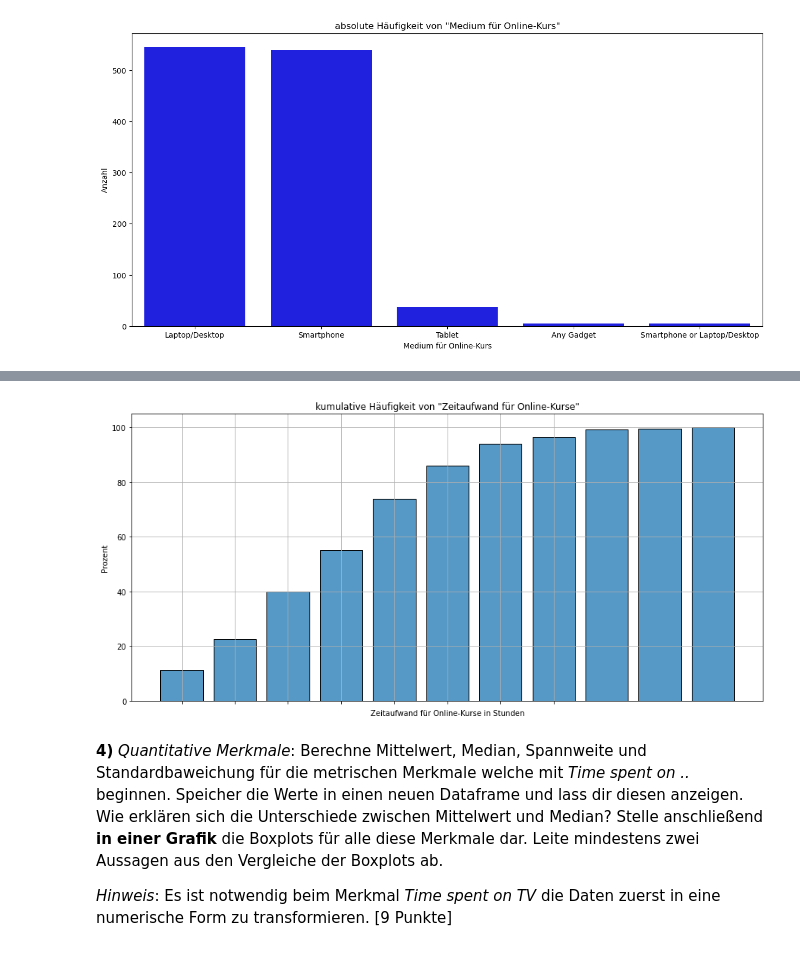
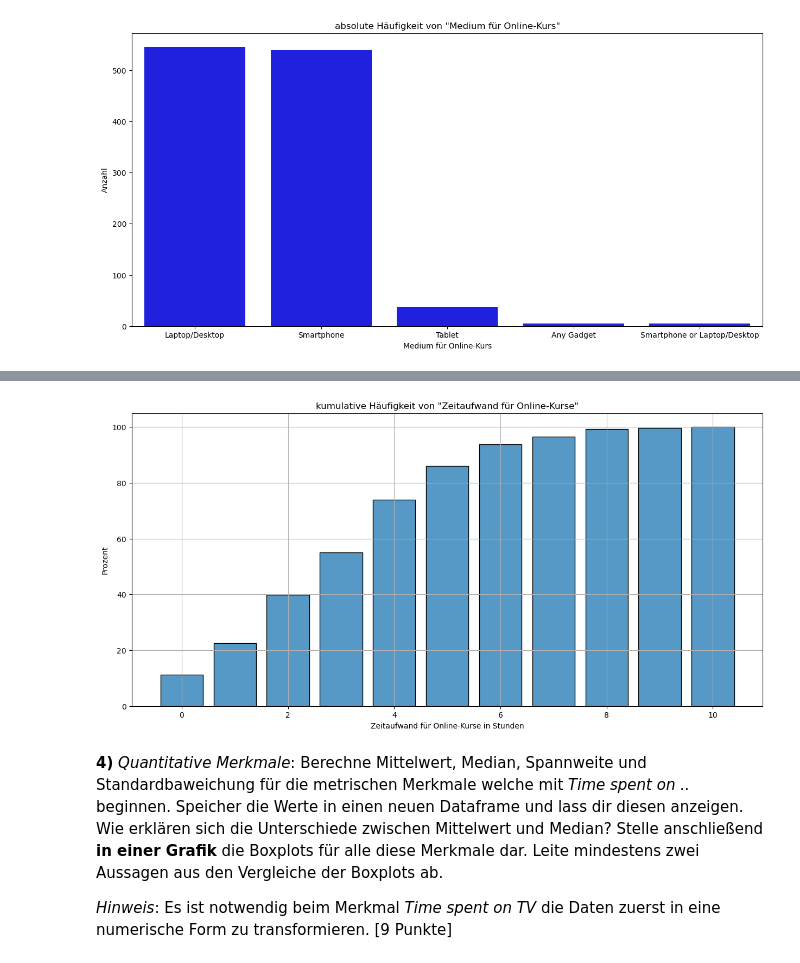
Before and after one commit to barisertu/statistik, a Jupyter notebook: Uebungenn1.ipynb, the cells around one changed output, grey strips where cells are left out. Cells and saved outputs as stored; diff of their text form; code cells hidden in the pictures.

```diff
--- a/Uebungenn1.ipynb
+++ b/Uebungenn1.ipynb
@@ -142,19 +139,16 @@ Categories (5, object): ['Excellent' < 'Good' < 'Average' < 'Poor' < 'Very poor'
 # %%
 
 fig, axs = plt.subplots(figsize=(15,7))
 
 sea.histplot( data = covid, x ='Time spent on Online Class', stat='percent', cumulative=True, element='bars', discrete=True, shrink=0.8)
 axs.set_title('kumulative Häufigkeit von "Zeitaufwand für Online-Kurse"')
 axs.grid()
 axs.set(xlabel = 'Zeitaufwand für Online-Kurse in Stunden', ylabel='Prozent')
-
-labels = axs.get_xticklabels()
-axs.set_xticks(labels= labels, ticks= np.arange(len(labels)), rotation=45.,horizontalalignment='right')
 plt.show()
 
 # Es ist interessant, dass es negative Stunden gibt, dies kann nicht der Realität entsprechen, da man nicht weniger als 0 Stunden Aufwand haben kann.
 # %% [output]
-[figure, old version]
+[figure, new version]
 # %% [markdown]
 
 **4)** *Quantitative Merkmale*: Berechne Mittelwert, Median, Spannweite und Standardbaweichung für die metrischen Merkmale welche mit *Time spent on ..* beginnen. Speicher die Werte in einen neuen Dataframe und lass dir diesen anzeigen. Wie erklären sich die Unterschiede zwischen Mittelwert und Median? Stelle anschließend **in einer Grafik** die Boxplots für alle diese Merkmale dar. Leite mindestens zwei Aussagen aus den Vergleiche der Boxplots ab.
```
Also changed, not shown: parts of 2 cells of this notebook.
